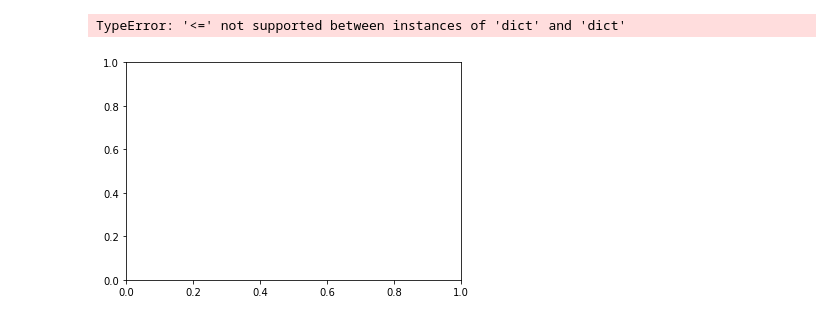
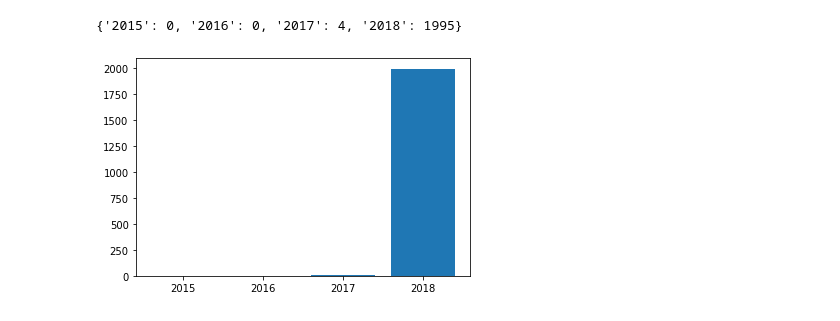
Before and after one commit to koeberlc/data731-projet, a Jupyter notebook: data731-analyse.ipynb, the cells around one changed output. Saved outputs shown, nothing was run; the diff lists cells and outputs as text; code cells hidden in the pictures.

```diff
--- a/data731-analyse.ipynb
+++ b/data731-analyse.ipynb
@@ -53,11 +51,23 @@ nb_crime2015 = len(year2015)
 nb_crime2016 = len(year2016)
 nb_crime2017 = len(year2017)
 nb_crime2018 = len(year2018)
-nb_crime = [nb_crime2015,nb_crime2016,nb_crime2017,nb_crime2018]
 
-plt.hist(years, nb_crime)
+nb_crime = [nb_crime2015, nb_crime2016, nb_crime2017,nb_crime2018]
+
+years_nb = [2015,2016,2017,2018]
+crime_year = {}
+for y in years_nb:
+    crime_year[str(y)] = nb_crime[years_nb.index(y)]
+
+print(crime_year)
 # %% [output]
-TypeError: '<=' not supported between instances of 'dict' and 'dict'
+{'2015': 0, '2016': 0, '2017': 4, '2018': 1995}
-[figure, removed]
+# %%
+fig = plt.figure()
+fig.patch.set_facecolor('xkcd:white')
+plt.bar(crime_year.keys(), crime_year.values())
+plt.show()
+# %% [output]
+[figure, added]
 # %%
 #Analyse par district
```
Also changed, not shown: parts of 16 cells of this notebook.
